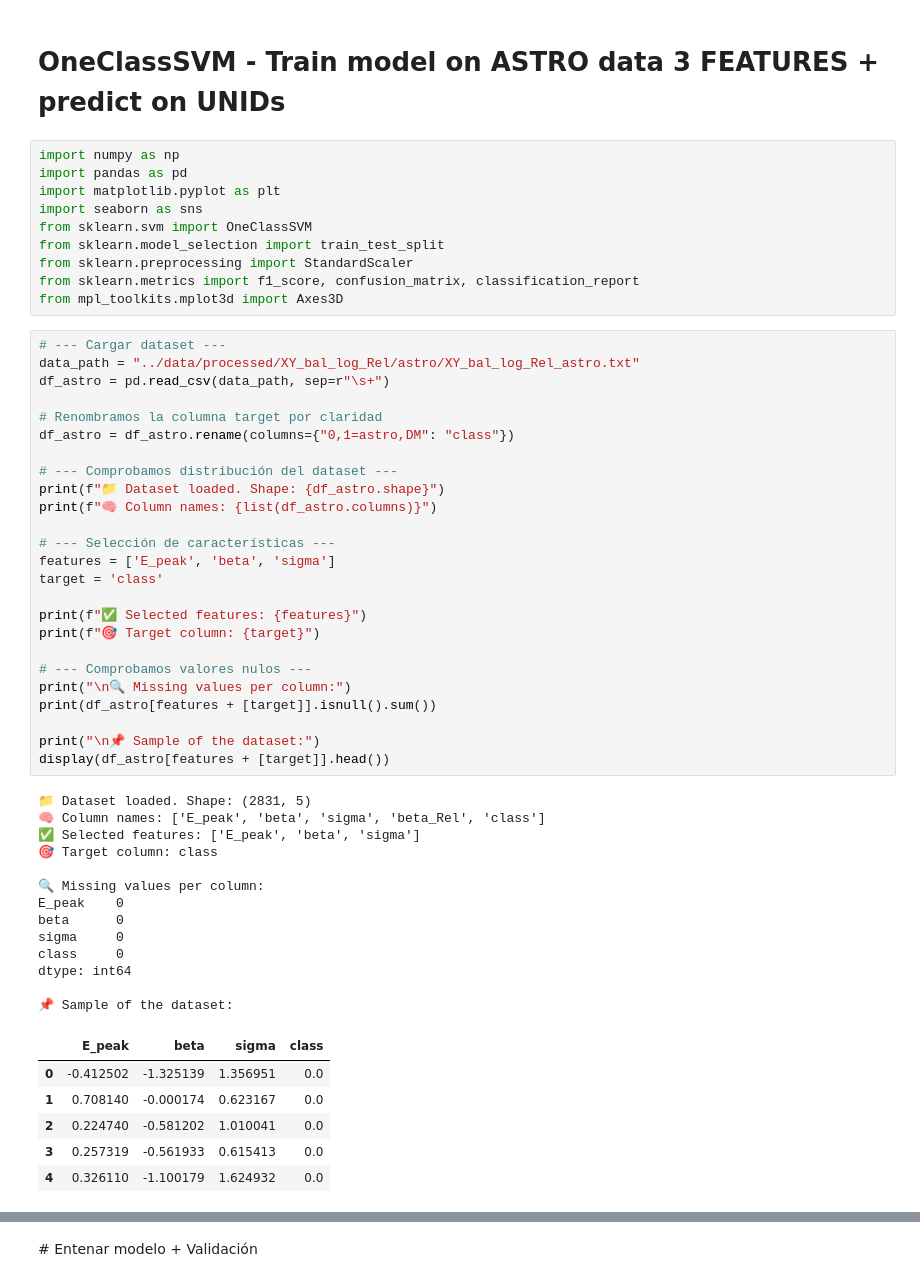
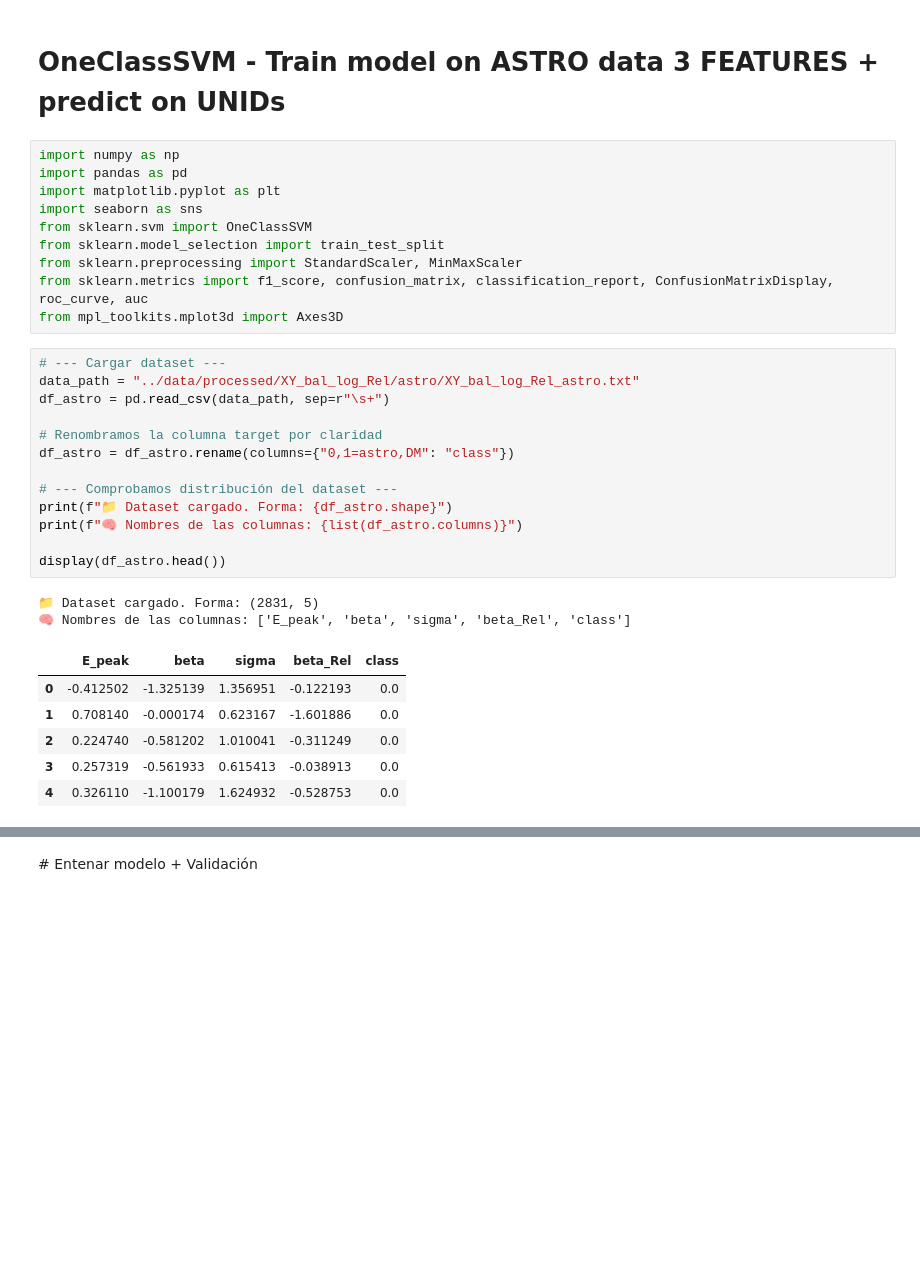
Before and after one commit to martacanirome4/DarkMatter_ML_TFG, a Jupyter notebook: notebooks/3F_OCSVM_astro_vs_unids.ipynb, the cells around one changed output, grey strips where cells are left out. Cells and saved outputs as stored; diff of their text form; blank space fills up the shorter version.

```diff
--- a/notebooks/3F_OCSVM_astro_vs_unids.ipynb
+++ b/notebooks/3F_OCSVM_astro_vs_unids.ipynb
@@ -7,51 +7,28 @@ import matplotlib.pyplot as plt
 import seaborn as sns
 from sklearn.svm import OneClassSVM
 from sklearn.model_selection import train_test_split
-from sklearn.preprocessing import StandardScaler
-from sklearn.metrics import f1_score, confusion_matrix, classification_report
+from sklearn.preprocessing import StandardScaler, MinMaxScaler
+from sklearn.metrics import f1_score, confusion_matrix, classification_report, ConfusionMatrixDisplay, roc_curve, auc
 from mpl_toolkits.mplot3d import Axes3D
 # %%
 # --- Cargar dataset ---
 data_path = "../data/processed/XY_bal_log_Rel/astro/XY_bal_log_Rel_astro.txt"
 df_astro = pd.read_csv(data_path, sep=r"\s+")
 
 # Renombramos la columna target por claridad
 df_astro = df_astro.rename(columns={"0,1=astro,DM": "class"})
 
 # --- Comprobamos distribución del dataset ---
-print(f"📁 Dataset loaded. Shape: {df_astro.shape}")
-print(f"🧠 Column names: {list(df_astro.columns)}")
+print(f"📁 Dataset cargado. Forma: {df_astro.shape}")
+print(f"🧠 Nombres de las columnas: {list(df_astro.columns)}")
 
-# --- Selección de características ---
-features = ['E_peak', 'beta', 'sigma']
-target = 'class'
-
-print(f"✅ Selected features: {features}")
-print(f"🎯 Target column: {target}")
-
-# --- Comprobamos valores nulos ---
-print("\n🔍 Missing values per column:")
-print(df_astro[features + [target]].isnull().sum())
-
-print("\n📌 Sample of the dataset:")
-display(df_astro[features + [target]].head())
+display(df_astro.head())
 # %% [output]
-📁 Dataset loaded. Shape: (2831, 5)
-🧠 Column names: ['E_peak', 'beta', 'sigma', 'beta_Rel', 'class']
-✅ Selected features: ['E_peak', 'beta', 'sigma']
-🎯 Target column: class
-
-🔍 Missing values per column:
-E_peak    0
-beta      0
-sigma     0
-class     0
-dtype: int64
-
-📌 Sample of the dataset:
+📁 Dataset cargado. Forma: (2831, 5)
+🧠 Nombres de las columnas: ['E_peak', 'beta', 'sigma', 'beta_Rel', 'class']
-|  | E_peak | beta | sigma | class |
-| 0 | -0.412502 | -1.325139 | 1.356951 | 0.0 |
-| 1 | 0.708140 | -0.000174 | 0.623167 | 0.0 |
-| 2 | 0.224740 | -0.581202 | 1.010041 | 0.0 |
-| 3 | 0.257319 | -0.561933 | 0.615413 | 0.0 |
-| 4 | 0.326110 | -1.100179 | 1.624932 | 0.0 |
+|  | E_peak | beta | sigma | beta_Rel | class |
+| 0 | -0.412502 | -1.325139 | 1.356951 | -0.122193 | 0.0 |
+| 1 | 0.708140 | -0.000174 | 0.623167 | -1.601886 | 0.0 |
+| 2 | 0.224740 | -0.581202 | 1.010041 | -0.311249 | 0.0 |
+| 3 | 0.257319 | -0.561933 | 0.615413 | -0.038913 | 0.0 |
+| 4 | 0.326110 | -1.100179 | 1.624932 | -0.528753 | 0.0 |
```
Also changed, not shown: parts of 34 cells of this notebook, 2 other files.
